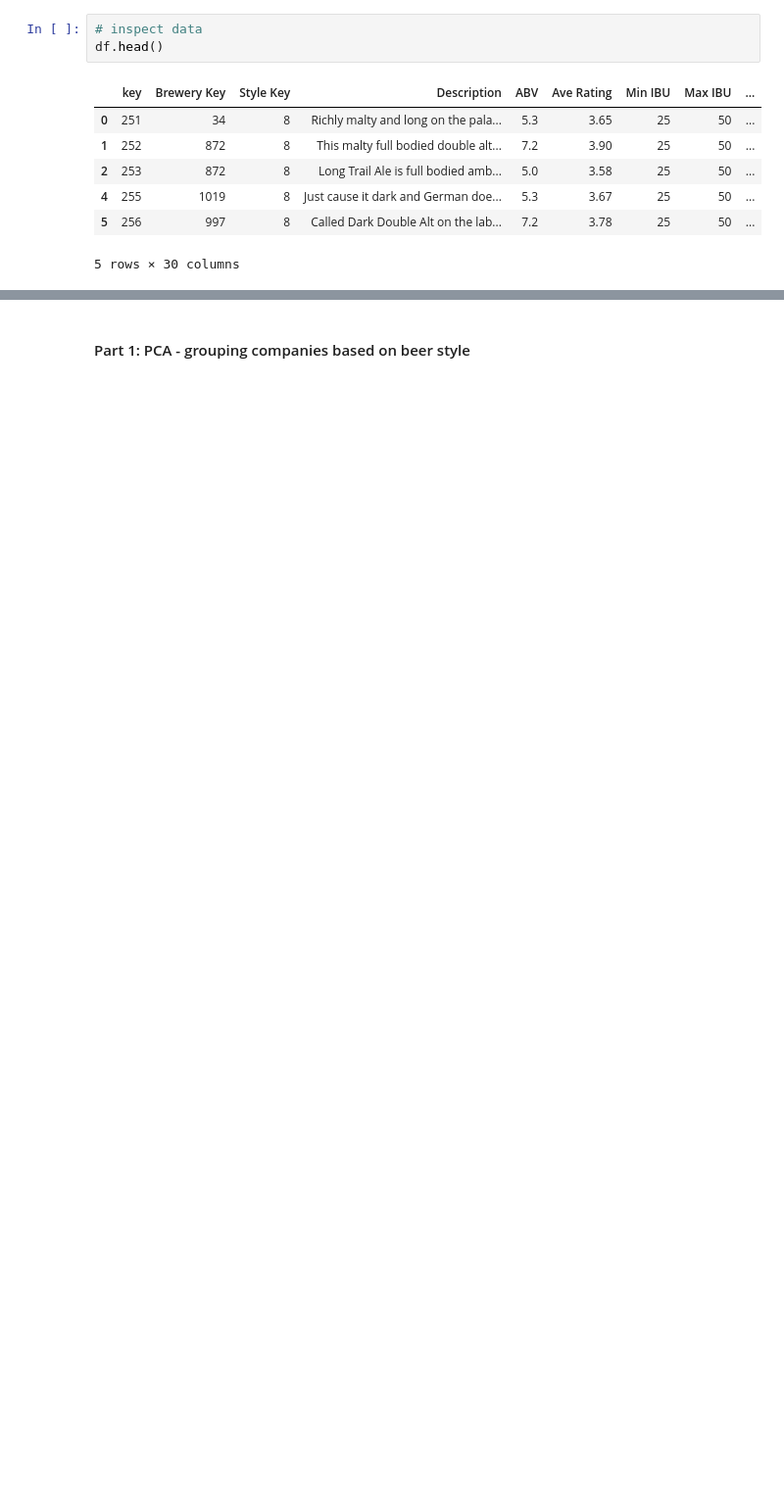
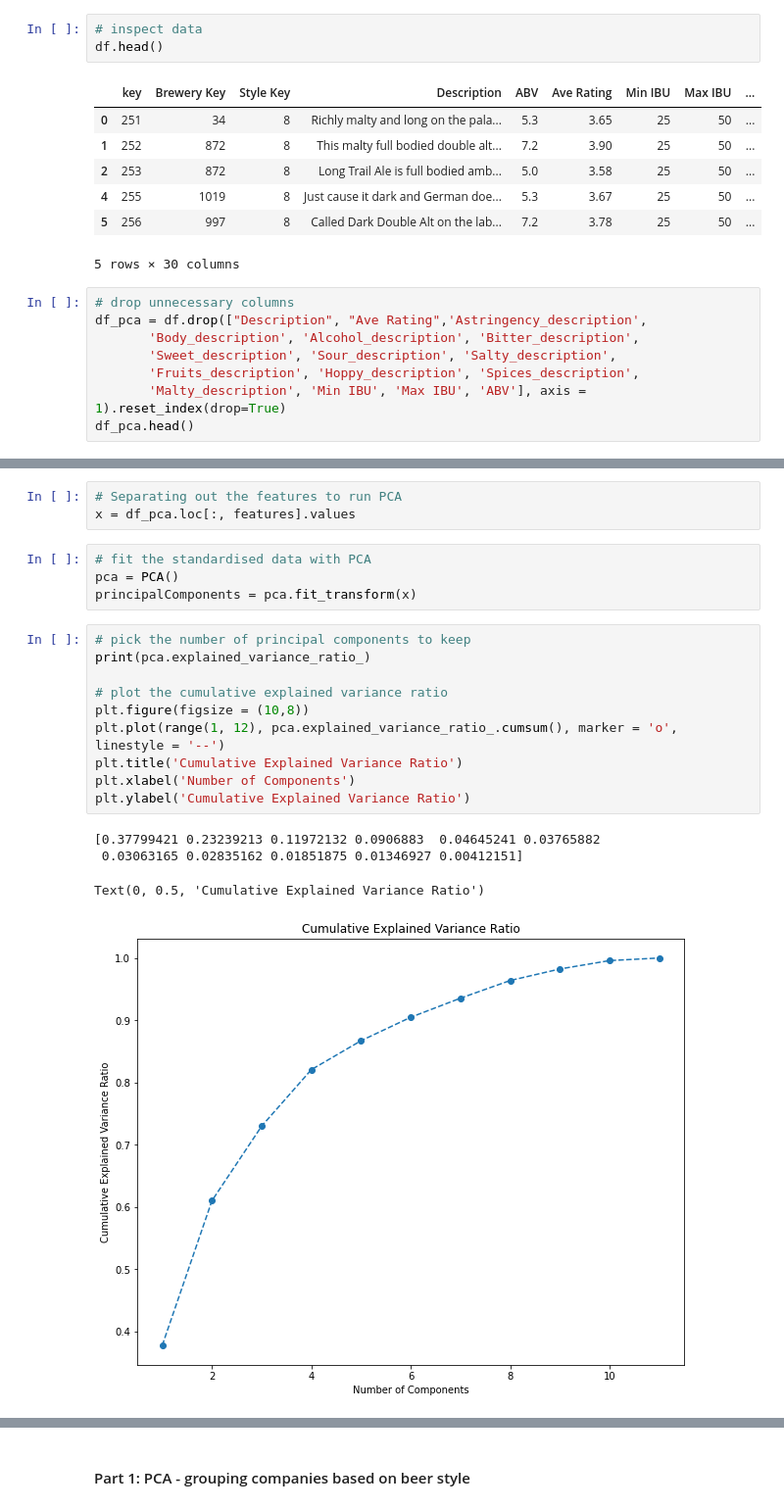
Before and after one commit to happysoymilk/beer_data_analysis, a Jupyter notebook: PCA.ipynb, the cells around one changed output, grey strips where cells are left out. Shown: that part at 98% size. Cells and saved outputs as stored; diff of their text form; blank space fills up the shorter version.

```diff
--- a/PCA.ipynb
+++ b/PCA.ipynb
@@ -51,3 +30,11 @@ df.head()
 | 4 | 255 | 1019 | 8 | Just cause it dark and German doe... | 5.3 | 3.67 | 25 | 50 | ... |
 | 5 | 256 | 997 | 8 | Called Dark Double Alt on the lab... | 7.2 | 3.78 | 25 | 50 | ... |
 5 rows × 30 columns
+# %%
+# drop unnecessary columns
+df_pca = df.drop(["Description", "Ave Rating",'Astringency_description',
+       'Body_description', 'Alcohol_description', 'Bitter_description',
+       'Sweet_description', 'Sour_description', 'Salty_description',
+       'Fruits_description', 'Hoppy_description', 'Spices_description',
+       'Malty_description', 'Min IBU', 'Max IBU', 'ABV'], axis = 1).reset_index(drop=True)
+df_pca.head()
@@ -74,0 +97,22 @@ dtype: bool
+# %%
+# Separating out the features to run PCA
+x = df_pca.loc[:, features].values
+# %%
+# fit the standardised data with PCA
+pca = PCA()
+principalComponents = pca.fit_transform(x)
+# %%
+# pick the number of principal components to keep
+print(pca.explained_variance_ratio_)
+
+# plot the cumulative explained variance ratio
+plt.figure(figsize = (10,8))
+plt.plot(range(1, 12), pca.explained_variance_ratio_.cumsum(), marker = 'o', linestyle = '--')
+plt.title('Cumulative Explained Variance Ratio')
+plt.xlabel('Number of Components')
+plt.ylabel('Cumulative Explained Variance Ratio')
+# %% [output]
+[0.37799421 0.23239213 0.11972132 0.0906883  0.04645241 0.03765882
+ 0.03063165 0.02835162 0.01851875 0.01346927 0.00412151]
+Text(0, 0.5, 'Cumulative Explained Variance Ratio')
+[figure, added]
```
Also changed, not shown: parts of 33 cells of this notebook.
